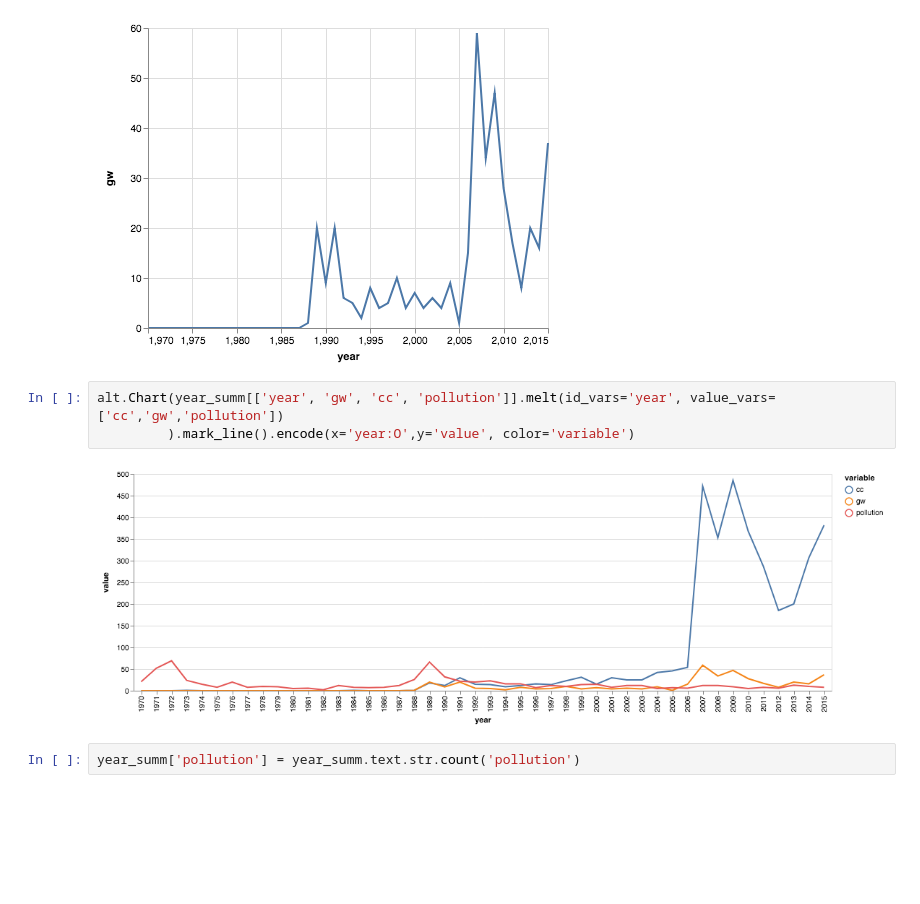
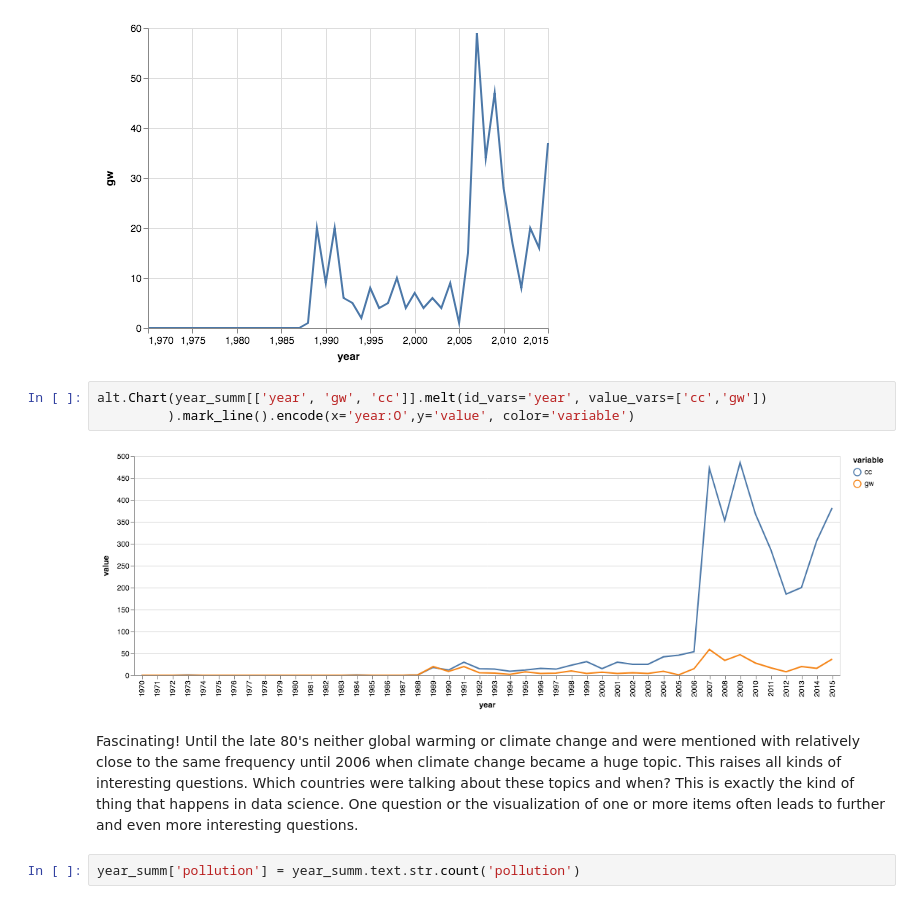
Before and after one commit to RunestoneInteractive/httlads, a Jupyter notebook: UNGeneralDebates.ipynb, the cells around one changed output. Cells and saved outputs as stored; diff of their text form; blank space fills up the shorter version.

```diff
--- a/UNGeneralDebates.ipynb
+++ b/UNGeneralDebates.ipynb
@@ -390,10 +445,12 @@ alt.Chart(year_summ[['year', 'gw', 'cc']]).mark_line().encode(x='year',y='gw')
 # %% [output]
 [figure]
 # %%
-alt.Chart(year_summ[['year', 'gw', 'cc', 'pollution']].melt(id_vars='year', value_vars=['cc','gw','pollution'])
+alt.Chart(year_summ[['year', 'gw', 'cc']].melt(id_vars='year', value_vars=['cc','gw'])
          ).mark_line().encode(x='year:O',y='value', color='variable')
 # %% [output]
-[figure, old version]
+[figure, new version]
+# %% [markdown]
+Fascinating!  Until the late 80's neither global warming or climate change and were mentioned with relatively close to the same frequency until 2006 when climate change became a huge topic.  This raises all kinds of interesting questions.  Which countries were talking about these topics and when?  This is exactly the kind of thing that happens in data science.  One question or the visualization of one or more items often leads to further and even more interesting questions.
 # %%
 year_summ['pollution'] = year_summ.text.str.count('pollution')
 # %%
```
Also changed, not shown: parts of 21 cells of this notebook, 2 other files.
